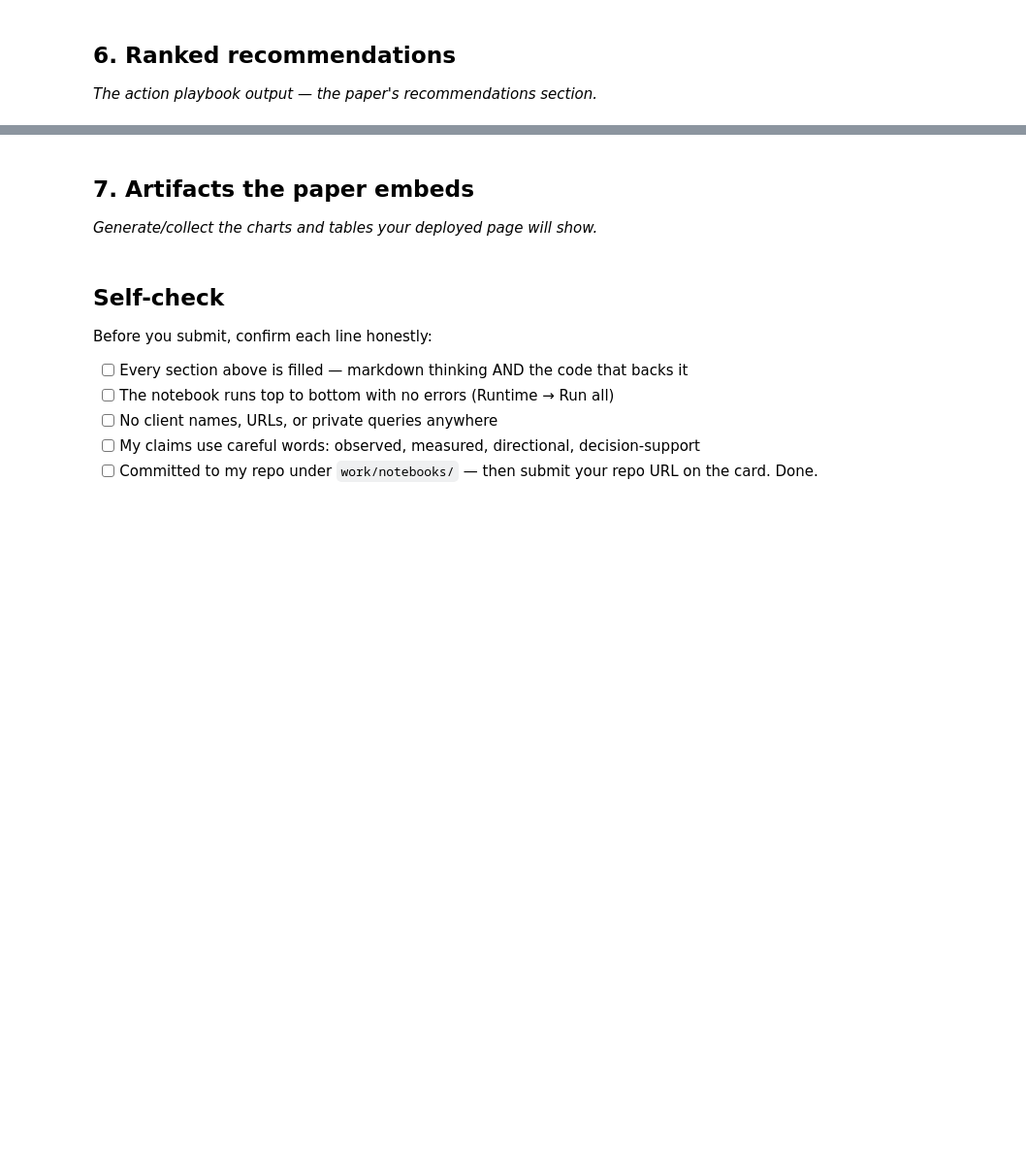
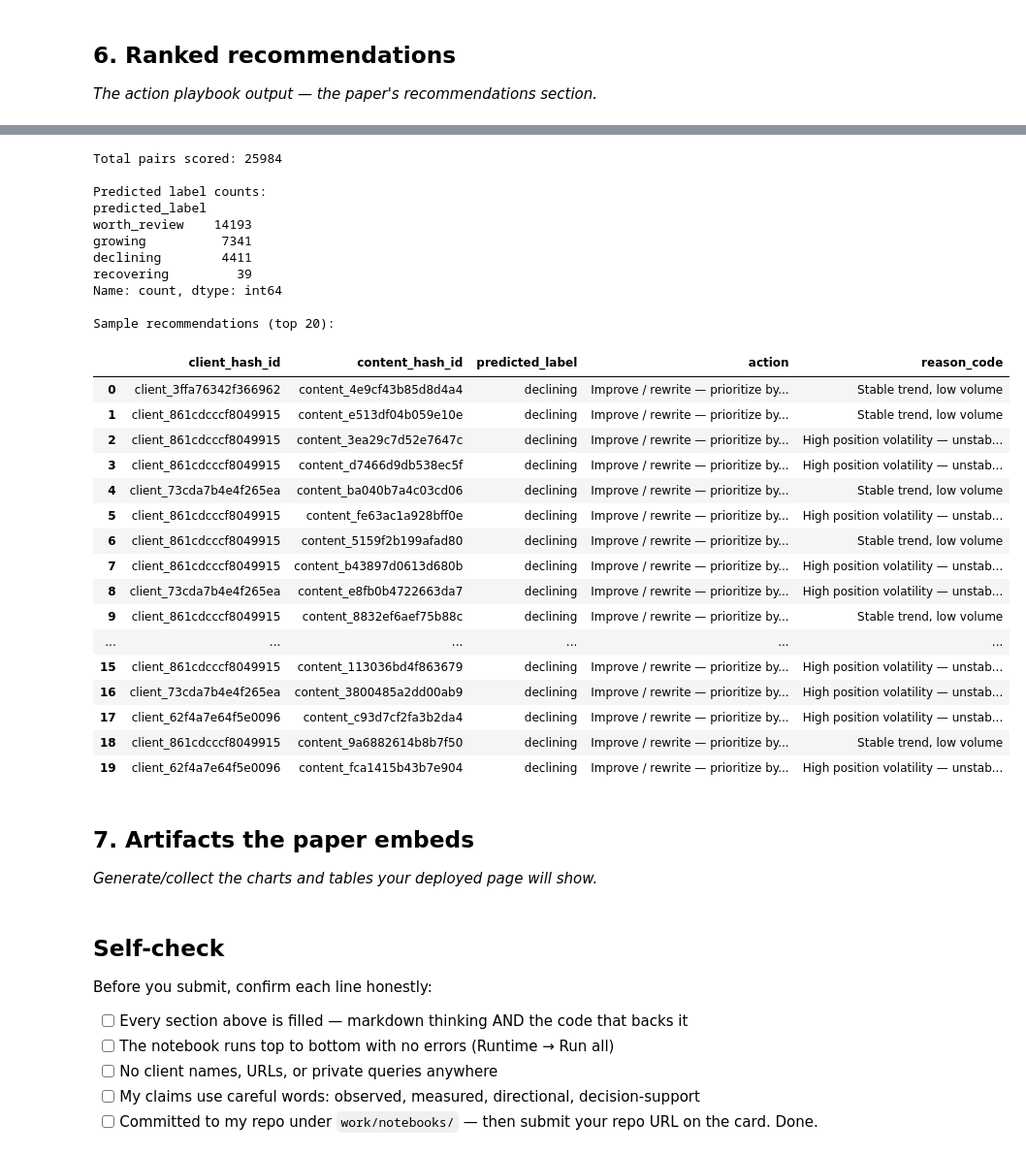
Before and after one commit to Mohidraheel/Machine-Learning-Practice, a Jupyter notebook: work/notebooks/capstone.ipynb, the cells around one changed output, grey strips where cells are left out. Shown at 97% size. Drawn from its saved outputs; the diff is of its cells as text; code cells hidden in the pictures; blank space fills up the shorter version.

```diff
--- a/work/notebooks/capstone.ipynb
+++ b/work/notebooks/capstone.ipynb
@@ -33,3 +454,66 @@ This skeleton is yours to fill. Work the sections **in order** — each one has
+# %%
+ACTION_MAP = {
+    "growing":      "Protect — monitor for cannibalization, avoid disruptive changes",
+    "declining":    "Improve / rewrite — prioritize by reason code below",
+    "recovering":   "Monitor — confirm trend continues before further investment",
+    "worth_review": "Manual review — candidate for merge or prune",
+}
+
+med_ctr  = df_model["ctr"].median()
+med_impr = df_model["total_impressions"].median()
+med_vol  = df_model["position_volatility"].median()
+
+def reason_code(row):
+    if row["ctr"] < med_ctr and row["total_impressions"] > med_impr:
+        return "High impressions, underperforming CTR"
+    if pd.notna(row["position_volatility"]) and row["position_volatility"] > med_vol:
+        return "High position volatility — unstable ranking"
+    return "Stable trend, low volume"
+
+results = X_test.copy()
+results["client_hash_id"]   = df_model.loc[X_test.index, "client_hash_id"]
+results["content_hash_id"]  = df_model.loc[X_test.index, "content_hash_id"]
+results["predicted_label"]  = model_preds
+results["action"]           = results["predicted_label"].map(ACTION_MAP)
+results["reason_code"]      = df_model.loc[X_test.index].apply(reason_code, axis=1)
+
+ranked = results.sort_values("predicted_label").reset_index(drop=True)
+
+print("Total pairs scored:", len(ranked))
+print("\nPredicted label counts:")
+print(ranked["predicted_label"].value_counts())
+print("\nSample recommendations (top 20):")
+ranked[["client_hash_id", "content_hash_id",
+        "predicted_label", "action", "reason_code"]].head(20)
+# %% [output]
+Total pairs scored: 25984
+
+Predicted label counts:
+predicted_label
+worth_review    14193
+growing          7341
+declining        4411
+recovering         39
+Name: count, dtype: int64
+
+Sample recommendations (top 20):
+|  | client_hash_id | content_hash_id | predicted_label | action | reason_code |
+| 0 | client_3ffa76342f366962 | content_4e9cf43b85d8d4a4 | declining | Improve / rewrite — prioritize by... | Stable trend, low volume |
+| 1 | client_861cdcccf8049915 | content_e513df04b059e10e | declining | Improve / rewrite — prioritize by... | Stable trend, low volume |
+| 2 | client_861cdcccf8049915 | content_3ea29c7d52e7647c | declining | Improve / rewrite — prioritize by... | High position volatility — unstab... |
+| 3 | client_861cdcccf8049915 | content_d7466d9db538ec5f | declining | Improve / rewrite — prioritize by... | High position volatility — unstab... |
+| 4 | client_73cda7b4e4f265ea | content_ba040b7a4c03cd06 | declining | Improve / rewrite — prioritize by... | Stable trend, low volume |
+| 5 | client_861cdcccf8049915 | content_fe63ac1a928bff0e | declining | Improve / rewrite — prioritize by... | High position volatility — unstab... |
+| 6 | client_861cdcccf8049915 | content_5159f2b199afad80 | declining | Improve / rewrite — prioritize by... | Stable trend, low volume |
+| 7 | client_861cdcccf8049915 | content_b43897d0613d680b | declining | Improve / rewrite — prioritize by... | High position volatility — unstab... |
+| 8 | client_73cda7b4e4f265ea | content_e8fb0b4722663da7 | declining | Improve / rewrite — prioritize by... | High position volatility — unstab... |
+| 9 | client_861cdcccf8049915 | content_8832ef6aef75b88c | declining | Improve / rewrite — prioritize by... | Stable trend, low volume |
+| ... | ... | ... | ... | ... | ... |
+| 15 | client_861cdcccf8049915 | content_113036bd4f863679 | declining | Improve / rewrite — prioritize by... | High position volatility — unstab... |
+| 16 | client_73cda7b4e4f265ea | content_3800485a2dd00ab9 | declining | Improve / rewrite — prioritize by... | High position volatility — unstab... |
+| 17 | client_62f4a7e64f5e0096 | content_c93d7cf2fa3b2da4 | declining | Improve / rewrite — prioritize by... | High position volatility — unstab... |
+| 18 | client_861cdcccf8049915 | content_9a6882614b8b7f50 | declining | Improve / rewrite — prioritize by... | Stable trend, low volume |
+| 19 | client_62f4a7e64f5e0096 | content_fca1415b43b7e904 | declining | Improve / rewrite — prioritize by... | High position volatility — unstab... |
 # %% [markdown]
 ## 7. Artifacts the paper embeds
 
```
Also changed, not shown: parts of 12 cells of this notebook.
